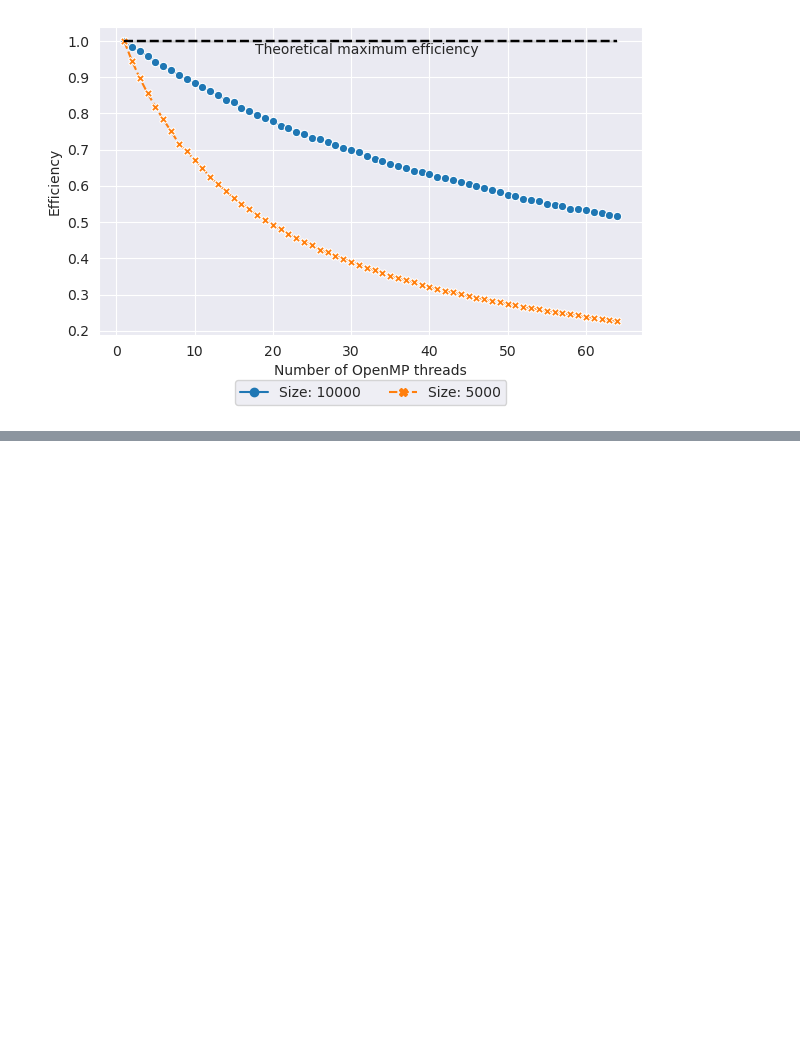
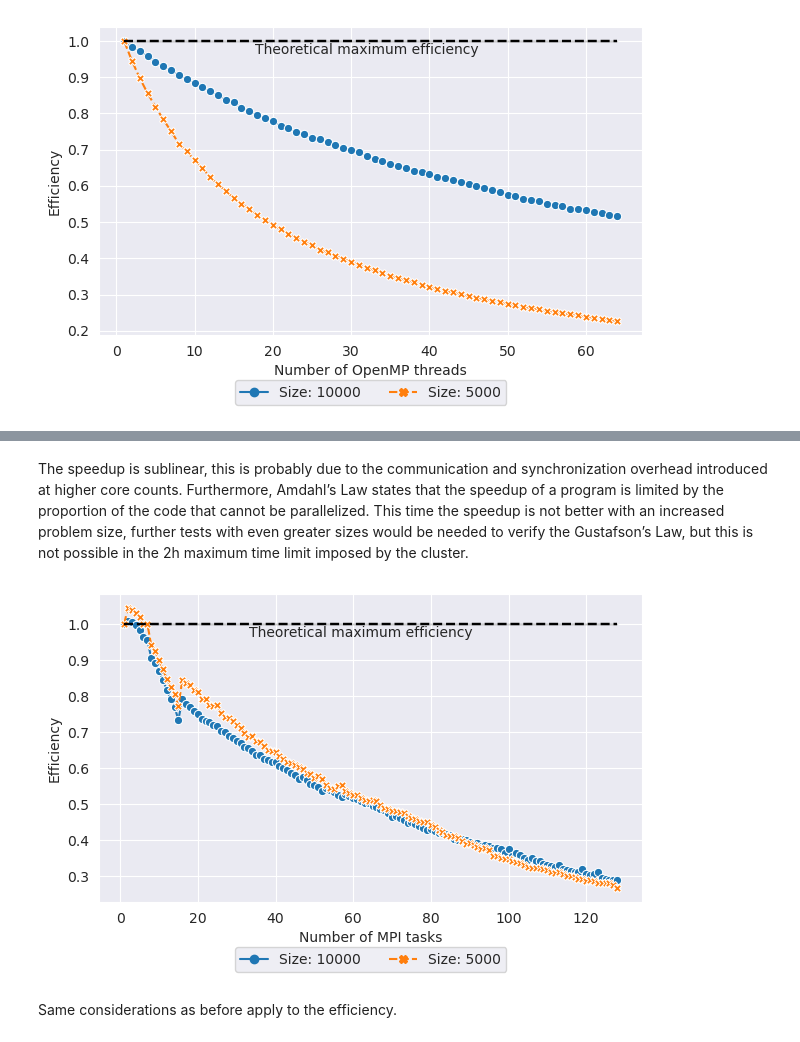
Before and after one commit to davidecapone/FHPC-Assignment, a Jupyter notebook: assignment_1/plots.ipynb, the cells around one changed output, grey strips where cells are left out. Cells and saved outputs as stored; diff of their text form; code cells hidden in the pictures; blank space fills up the shorter version.

```diff
--- a/assignment_1/plots.ipynb
+++ b/assignment_1/plots.ipynb
@@ -296,0 +443,39 @@ plt.show()
+# %% [markdown]
+The speedup is sublinear, this is probably due to the communication and synchronization overhead introduced at higher core counts. Furthermore, Amdahl’s Law states that the speedup of a program is limited by the proportion of the code that cannot be parallelized. This time the speedup is not better with an increased problem size, further tests with even greater sizes would be needed to verify the Gustafson’s Law, but this is not possible in the 2h maximum time limit imposed by the cluster.
+# %%
+# Efficiency plot
+plt.figure(figsize=(7, 4))
+
+sns.set_style('darkgrid')
+
+sns.lineplot(
+    x='cores',
+    y='efficiency',
+    data=MPI_static,
+    hue='test',
+    markers=True,
+    markersize=6,
+    style='test',
+)
+
+## Theoretical maximum efficiency
+sns.lineplot(
+    x='cores',
+    y=1,
+    data=MPI_static,
+    color='black',
+    linestyle='--',
+    linewidth=1.75
+)
+plt.text(x=62, y=0.975, s='Theoretical maximum efficiency', va='center', ha='center')
+
+## Legend relocation
+plt.legend(bbox_to_anchor=(0.5, -0.25), loc='lower center', ncol=2, title='')
+plt.ylabel('Efficiency')
+plt.xlabel('Number of MPI tasks')
+plt.savefig('assets/MPI_static_efficiency.png', dpi=250, bbox_inches='tight')
+plt.show()
+# %% [output]
+[figure, added]
+# %% [markdown]
+Same considerations as before apply to the efficiency.
```
Also changed, not shown: parts of 13 cells of this notebook, 3 other files.
